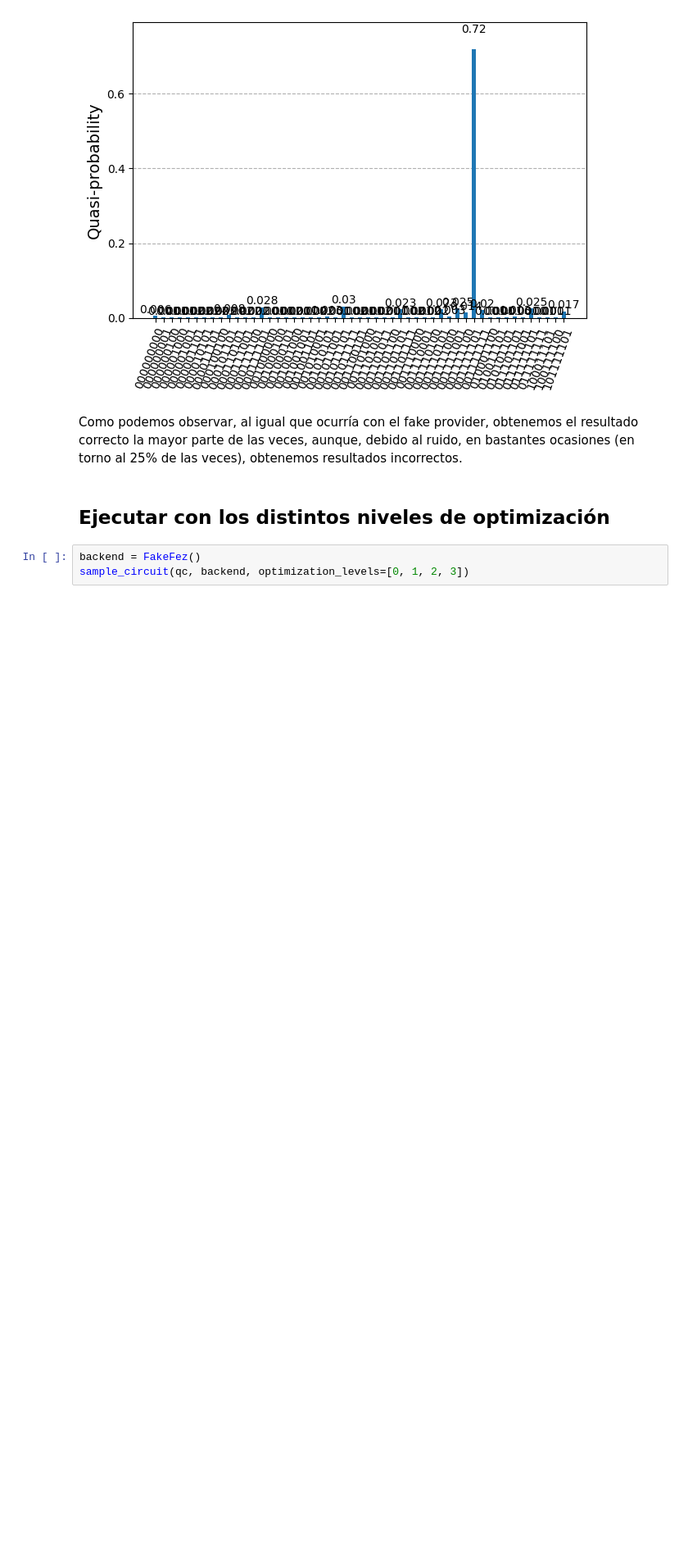
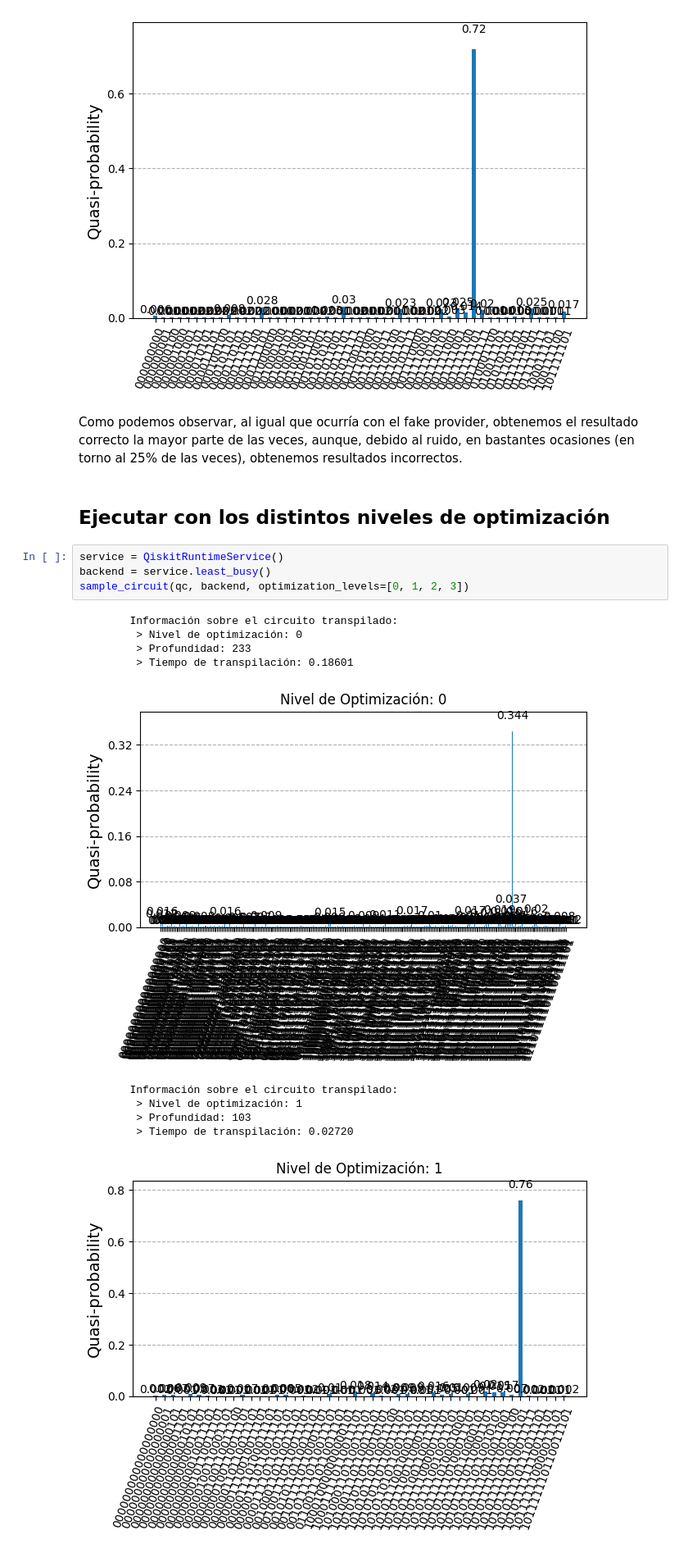
Before and after one commit to estebansuarezcalvoudc/HHCC_Practice, a Jupyter notebook: practica_final/practica_final.ipynb, the cells around one changed output. Shown at 82% size. Drawn from its saved outputs; the diff is of its cells as text; blank space fills up the shorter version.

```diff
--- a/practica_final/practica_final.ipynb
+++ b/practica_final/practica_final.ipynb
@@ -208,5 +210,17 @@ Como podemos observar, al igual que ocurría con el fake provider, obtenemos el
 # %% [markdown]
 ## Ejecutar con los distintos niveles de optimización
 # %%
-backend = FakeFez()
+service = QiskitRuntimeService()
+backend = service.least_busy()
 sample_circuit(qc, backend, optimization_levels=[0, 1, 2, 3])
+# %% [output]
+        Información sobre el circuito transpilado:
+         > Nivel de optimización: 0
+         > Profundidad: 233
+         > Tiempo de transpilación: 0.18601
+[figure, added]
+        Información sobre el circuito transpilado:
+         > Nivel de optimización: 1
+         > Profundidad: 103
+         > Tiempo de transpilación: 0.02720
+[figure, added]
```
Also changed, not shown: parts of 6 cells of this notebook.
